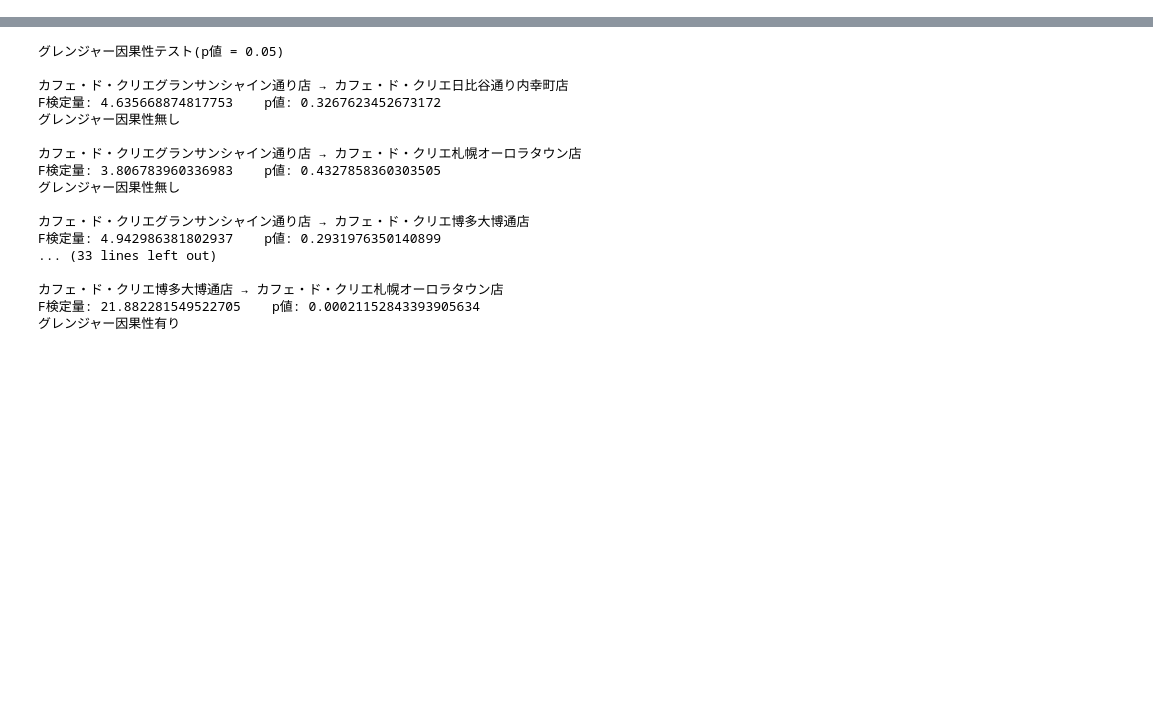
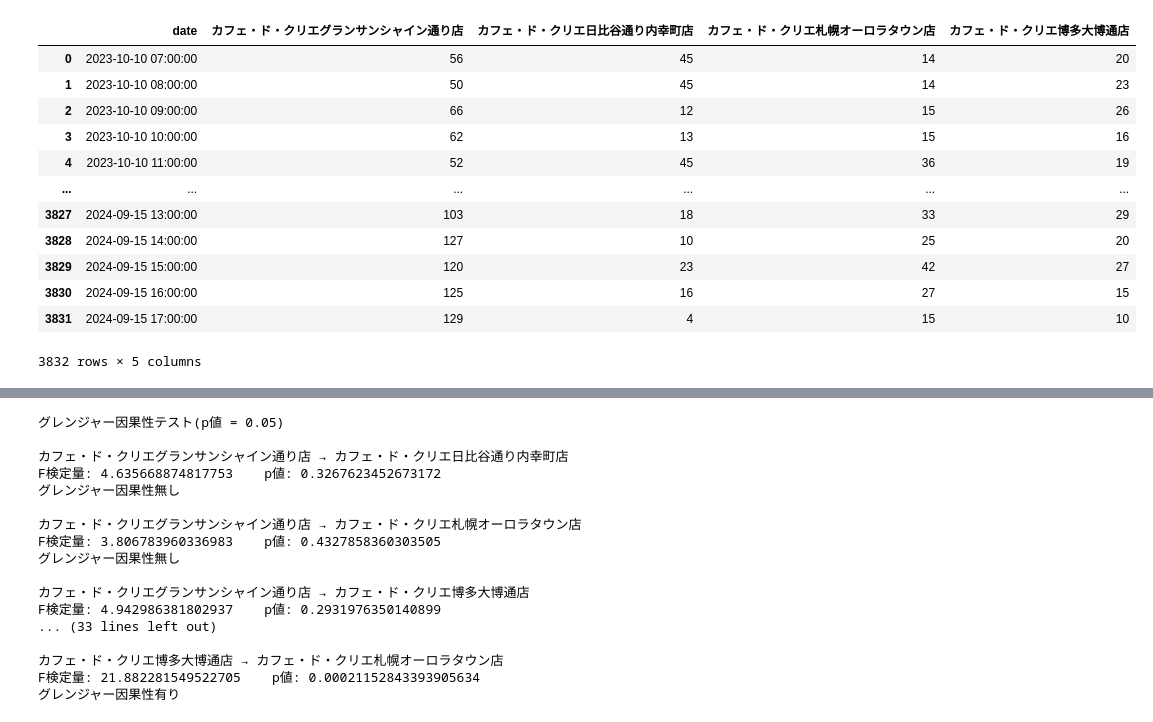
Before and after one commit to leggings8942/time_series_model, a Jupyter notebook: VAR_model_handmade.ipynb, the cells around one changed output, grey strips where cells are left out. Cells and saved outputs as stored; diff of their text form; code cells hidden in the pictures; blank space fills up the shorter version.

```diff
--- a/VAR_model_handmade.ipynb
+++ b/VAR_model_handmade.ipynb
@@ -49,0 +52,7 @@ pd_data
+# %%
+input_path = SPECIFIED_CSV + "_c-united_config.csv"
+df_config  = spark.read.option("inferSchema", "True").option("header", "True").csv(input_path)
+df_config.persist(StorageLevel.MEMORY_AND_DISK_DESER)
+
+utid_list = df_config.select("unit_id").drop_duplicates().rdd.flatMap(lambda x: x).collect()
+spid_list = df_config.select("shop_id").drop_duplicates().rdd.flatMap(lambda x: x).collect()
@@ -49,0 +114,6 @@ pd_data
+# %%
+df_pos_data = df_pos_data\
+    				.withColumn("date", F.from_unixtime(F.unix_timestamp("date") + F.col("hour") * 3600))\
+                    .drop("hour")\
+                    .orderBy(col("shop_id").asc(), col("date").asc())
+df_pos_data.show()
@@ -49,0 +163,42 @@ pd_data
+# %%
+pd_pos_data  = df_pos_data.select(["shop_id", "caption", "date", "来店者数"]).toPandas()
+pd_tmp_data1 = pd_pos_data[pd_pos_data["shop_id"] == 1189] # カフェ・ド・クリエグランサンシャイン通り店
+pd_tmp_data2 = pd_pos_data[pd_pos_data["shop_id"] == 1616] # カフェ・ド・クリエ日比谷通り内幸町店
+pd_tmp_data3 = pd_pos_data[pd_pos_data["shop_id"] == 1428] # カフェ・ド・クリエ札幌オーロラタウン店
+pd_tmp_data4 = pd_pos_data[pd_pos_data["shop_id"] == 1550] # カフェ・ド・クリエ博多大博通店
+pd_pos_data  = pd.merge(pd_tmp_data1, pd_tmp_data2, on="date", how="inner", suffixes=['_1', '_2'])
+pd_pos_data  = pd.merge(pd_pos_data,  pd_tmp_data3, on="date", how="inner", suffixes=['_2', '_3'])
+pd_pos_data  = pd.merge(pd_pos_data,  pd_tmp_data4, on="date", how="inner", suffixes=['_3', '_4'])
+pd_pos_data  = pd_pos_data[["date", "来店者数_1", "来店者数_2", "来店者数_3", "来店者数_4"]]
+pd_pos_data  = pd_pos_data.rename(columns={
+    								"来店者数_1": "カフェ・ド・クリエグランサンシャイン通り店",
+                                    "来店者数_2": "カフェ・ド・クリエ日比谷通り内幸町店",
+                                    "来店者数_3": "カフェ・ド・クリエ札幌オーロラタウン店",
+                                    "来店者数_4": "カフェ・ド・クリエ博多大博通店"
+                                })
+pd_pos_data  = pd_pos_data[[
+    				"date",
+                    "カフェ・ド・クリエグランサンシャイン通り店",
+                    "カフェ・ド・クリエ日比谷通り内幸町店",
+                    "カフェ・ド・クリエ札幌オーロラタウン店",
+                    "カフェ・ド・クリエ博多大博通店"
+                ]]
+del pd_tmp_data1
+del pd_tmp_data2
+del pd_tmp_data3
+del pd_tmp_data4
+pd_pos_data
+# %% [output]
+|  | date | カフェ・ド・クリエグランサンシャイン通り店 | カフェ・ド・クリエ日比谷通り内幸町店 | カフェ・ド・クリエ札幌オーロラタウン店 | カフェ・ド・クリエ博多大博通店 |
+| 0 | 2023-10-10 07:00:00 | 56 | 45 | 14 | 20 |
+| 1 | 2023-10-10 08:00:00 | 50 | 45 | 14 | 23 |
+| 2 | 2023-10-10 09:00:00 | 66 | 12 | 15 | 26 |
+| 3 | 2023-10-10 10:00:00 | 62 | 13 | 15 | 16 |
+| 4 | 2023-10-10 11:00:00 | 52 | 45 | 36 | 19 |
+| ... | ... | ... | ... | ... | ... |
+| 3827 | 2024-09-15 13:00:00 | 103 | 18 | 33 | 29 |
+| 3828 | 2024-09-15 14:00:00 | 127 | 10 | 25 | 20 |
+| 3829 | 2024-09-15 15:00:00 | 120 | 23 | 42 | 27 |
+| 3830 | 2024-09-15 16:00:00 | 125 | 16 | 27 | 15 |
+| 3831 | 2024-09-15 17:00:00 | 129 | 4 | 15 | 10 |
+3832 rows × 5 columns
```
Also changed, not shown: parts of 13 cells of this notebook, 4 other files.
